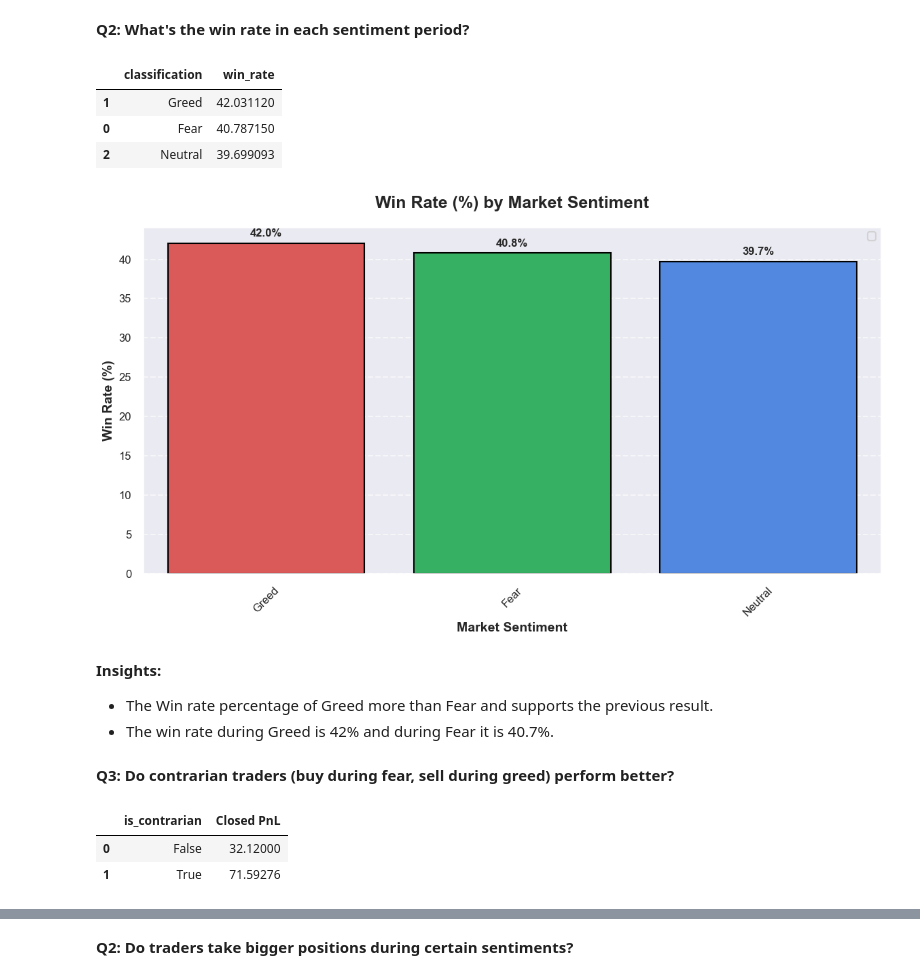
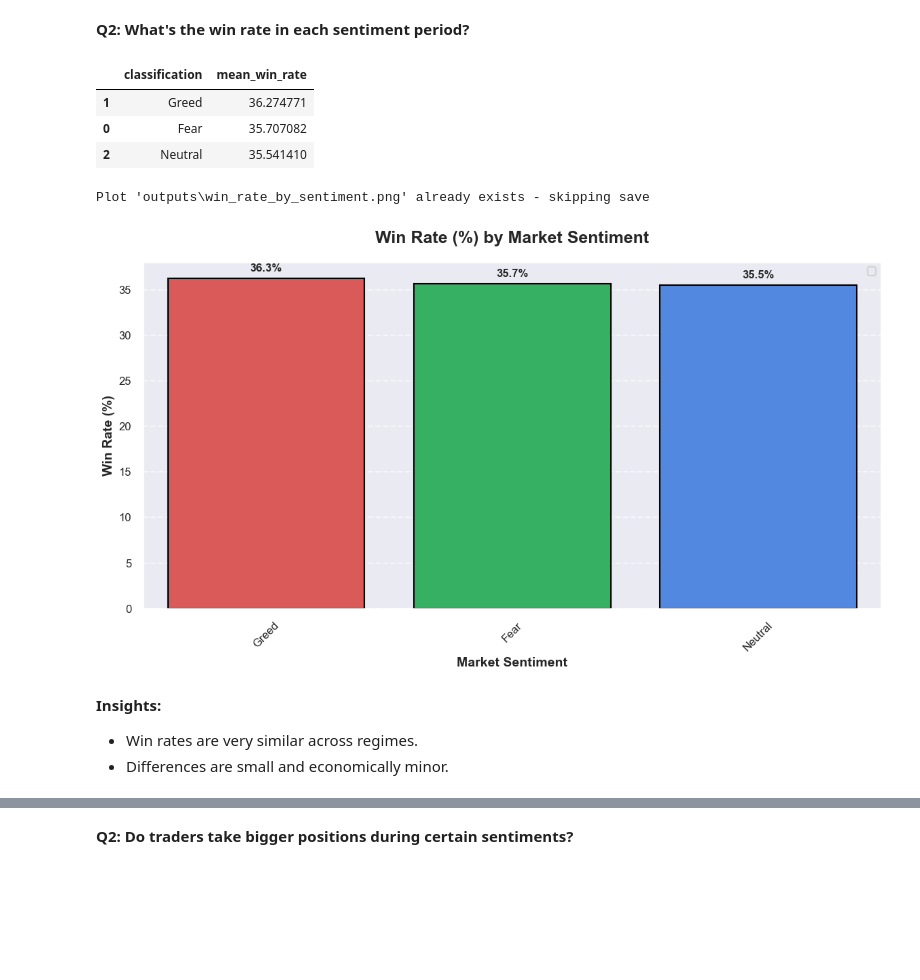
Before and after one commit to naanibabu/Trader_Behaviour_Analysis, a Jupyter notebook: project.ipynb, the cells around one changed output, grey strips where cells are left out. Drawn from its saved outputs; the diff is of its cells as text; code cells hidden in the pictures; blank space fills up the shorter version.

```diff
--- a/project.ipynb
+++ b/project.ipynb
@@ -392 +481,12 @@ df.head()
+# %%
+#create a column called postion type  based on direction column
+def position_type(direction):
+    if direction in ['Open Long', 'Short > Long']:
+        return 'LONG'
+    elif direction in ['Open Short', 'Long > Short']:
+        return 'SHORT'
+    else:
+        return 'IGNORE'
+
+df['position_type'] = df['Direction'].apply(position_type)
 # %%
@@ -855,21 +826,0 @@ buys_sells_pivot
-# %%
-sns.set_style("dark")
-plt.figure(figsize=(12, 6))
-
-# Create grouped bar chart
-ax = sns.barplot(data=buys_sells, x='classification', y='count', hue='Side', palette=["#22c5ba", "#4488ef"])
-
-# Customize
-plt.title('Number of BUYs vs SELLs by Market Sentiment', fontsize=16, fontweight='bold', pad=20)
-plt.xlabel('Market Sentiment', fontsize=12, fontweight='bold')
-plt.ylabel('Number of Trades', fontsize=12, fontweight='bold')
-plt.xticks(rotation=45, ha='right')
-plt.legend(title='Trade Side', fontsize=10, title_fontsize=11)
-
-# Add value labels on bars
-for container in ax.containers:
-    ax.bar_label(container, fmt='%d', padding=3)
-
-plt.tight_layout()
-save_fig("side_by_sentiment.png")
-plt.show()
@@ -885,8 +830,8 @@ plt.show()
 **Q1: Are traders MORE profitable during Fear or Greed?**
 # %%
 sentiment_pnl = (
-    df.groupby('classification')['Closed PnL']
-      .agg(['mean', 'std', 'sum'])
+    daily_metrics.groupby('classification')['PnL']
+      .agg(['mean','std', 'sum'])
       .reset_index()
       .sort_values(by='mean', ascending=False)
 )
@@ -947,19 +890,19 @@ plt.show()
 **Q2: What's the win rate in each sentiment period?**
 # %%
 win_rate = (
-    df.groupby('classification')['is_win']
+    daily_metrics.groupby('classification')['win_rate']
       .mean()
       .mul(100)
-      .reset_index(name='win_rate')
-      .sort_values(by='win_rate', ascending=False)
+      .reset_index(name='mean_win_rate')
+      .sort_values(by='mean_win_rate', ascending=False)
 )
 
 win_rate
 # %% [output]
-|  | classification | win_rate |
-| 1 | Greed | 42.031120 |
-| 0 | Fear | 40.787150 |
-| 2 | Neutral | 39.699093 |
+|  | classification | mean_win_rate |
+| 1 | Greed | 36.274771 |
+| 0 | Fear | 35.707082 |
+| 2 | Neutral | 35.541410 |
 # %%
 # Set seaborn style
 sns.set_style("dark")
@@ -968,51 +911,37 @@ plt.figure(figsize=(12, 7))
 
 # Bar plot with custom palette
 ax = sns.barplot(
     data=win_rate,
     x='classification',
-    y='win_rate',
+    y='mean_win_rate',
     palette=['#ef4444', '#22c55e', '#3b82f6'],  # Custom color palette
     edgecolor='black',
     linewidth=1.5
 )
 
 # Customize styling
 plt.title('Win Rate (%) by Market Sentiment', fontsize=18, fontweight='bold', pad=20)
 plt.xlabel('Market Sentiment', fontsize=14, fontweight='bold')
 plt.ylabel('Win Rate (%)', fontsize=14, fontweight='bold')
 plt.xticks(fontsize=12, rotation=45)
 plt.yticks(fontsize=12)
 
 # Add value labels on bars with percentage format
 for container in ax.containers:
     ax.bar_label(container, fmt='%.1f%%', padding=5, fontsize=12, fontweight='bold')
 # Add grid style
 plt.grid(axis='y', linestyle='--', alpha=0.6)
 
 # Add legend
 plt.legend(fontsize=11, loc='upper right')
 
 plt.tight_layout()
 save_fig('win_rate_by_sentiment.png')  # Save figure
 plt.show()
 # %% [output]
+Plot 'outputs\win_rate_by_sentiment.png' already exists - skipping save
-[figure, old version]
+[figure, new version]
 # %% [markdown]
 **Insights:**
-- The Win rate percentage of Greed more than Fear and supports the previous result.
-- The win rate during  Greed is 42% and during Fear it is 40.7%.
+- Win rates are very similar across regimes.
+- Differences are small and economically minor.
-# %% [markdown]
-**Q3: Do contrarian traders (buy during fear, sell during greed) perform better?**
-# %%
-df['is_contrarian'] = (
-    ((df['classification'].isin(['Fear'])) & (df['Side'] == 'BUY')) |
-      ((df['classification'].isin(['Greed'])) & (df['Side'] == 'SELL'))
-)
-
-##Compare Perforamnce
-contrarian_pnl = df.groupby('is_contrarian')['Closed PnL'].mean().reset_index()
-contrarian_pnl
-# %% [output]
-|  | is_contrarian | Closed PnL |
-| 0 | False | 32.12000 |
-| 1 | True | 71.59276 |
```
Also changed, not shown: parts of 101 cells of this notebook, 14 other files.
